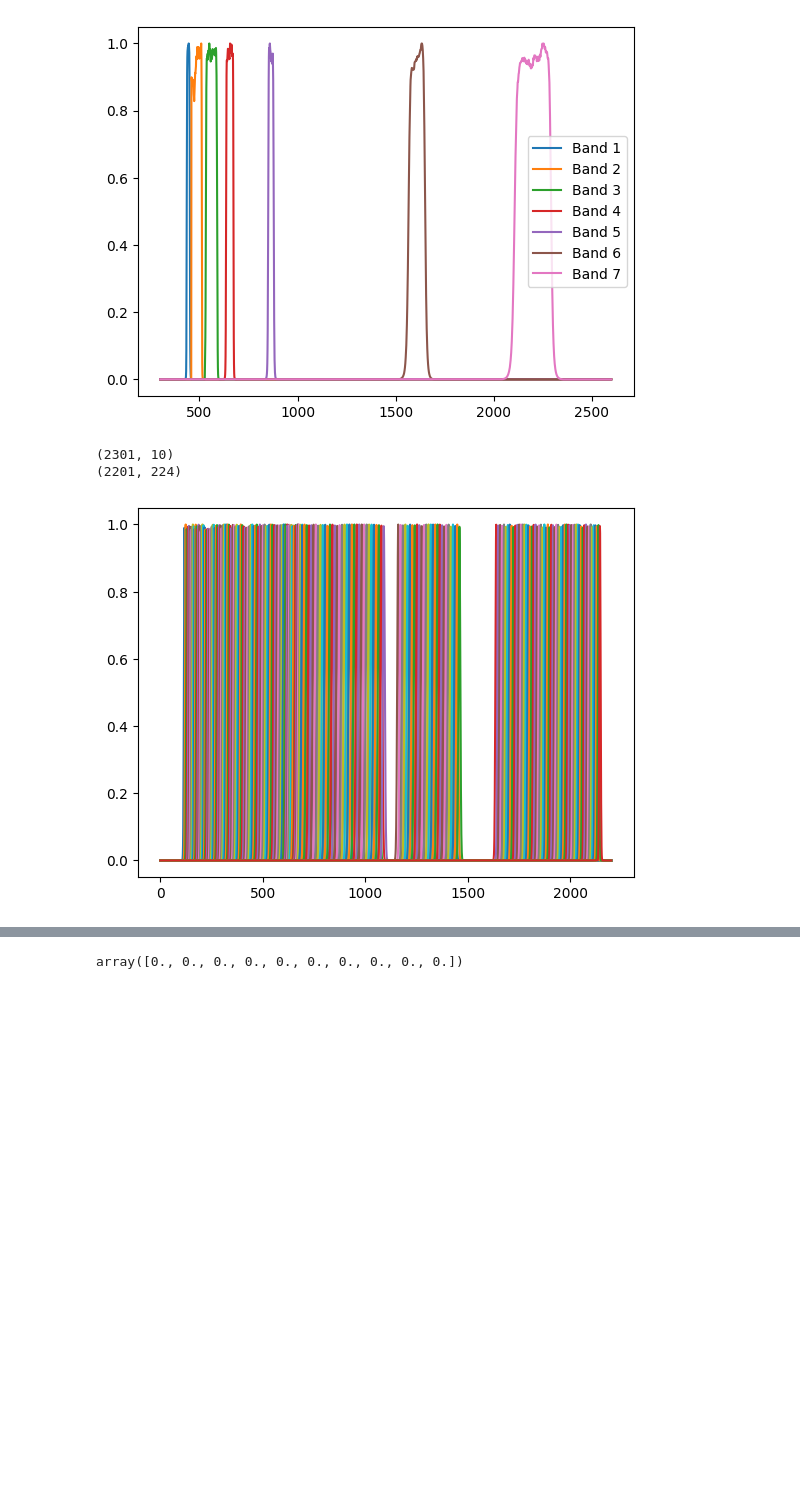
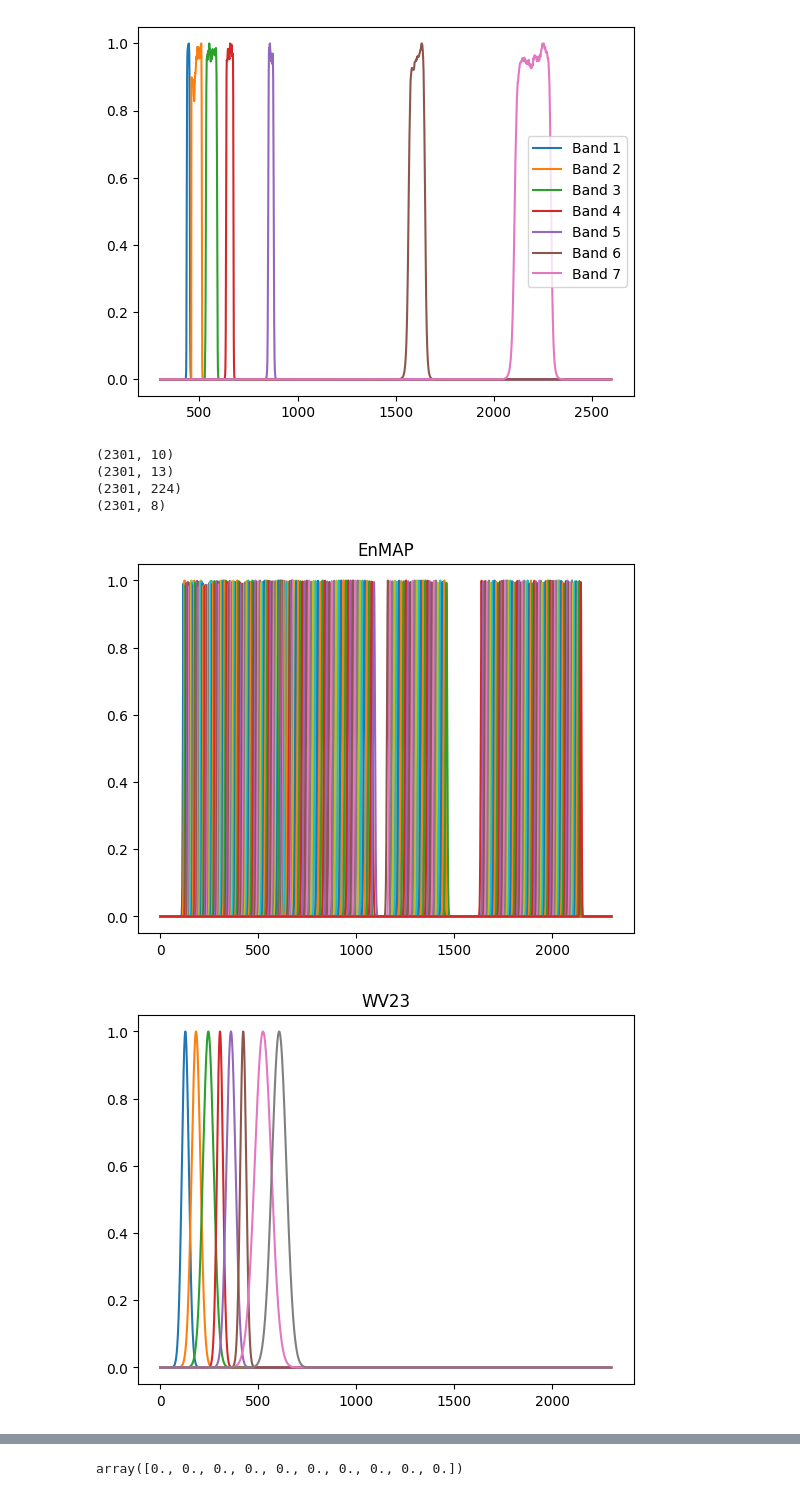
Before and after one commit to ando-shah/fm-playground, a Jupyter notebook: notebooks/test_senpamae.ipynb, the cells around one changed output, grey strips where cells are left out. Saved outputs shown, nothing was run; the diff lists cells and outputs as text; code cells hidden in the pictures; blank space fills up the shorter version.

```diff
--- a/notebooks/test_senpamae.ipynb
+++ b/notebooks/test_senpamae.ipynb
@@ -240,19 +236,44 @@ plt.show()
 import numpy as np
 
 path = '/home/ando/fm-playground/geofm_src/foundation_models/SenPaMAE/responsefunctions/rfs_sentinel2_a.npy'
-rfs = np.load(path)
-print(rfs.shape)
+rfs_s2 = np.load(path)
+print(rfs_s2.shape)
 
-path = '/home/ando/fm-playground/enmap_srf.npy'
-rfs = np.load(path)
-print(rfs.shape)
+path = '/home/ando/fm-playground/geofm_src/foundation_models/SenPaMAE/responsefunctions/rfs_sentinel2_a_13b.npy'
+rfs_s2_13b = np.load(path)
+print(rfs_s2_13b.shape)
+
+path = '/home/ando/fm-playground/geofm_src/foundation_models/SenPaMAE/responsefunctions/rfs_enmap_recon.npy'
+rfs_enmap = np.load(path)
+print(rfs_enmap.shape)
+
+path = '/home/ando/fm-playground/geofm_src/foundation_models/SenPaMAE/responsefunctions/rfs_wv23_recon.npy'
+rfs_wv23 = np.load(path)
+print(rfs_wv23.shape)
 # %% [output]
 (2301, 10)
-(2201, 224)
+(2301, 13)
+(2301, 224)
+(2301, 8)
-# %%
-import matplotlib.pyplot as plt
-for i in range(len(rfs[0])):
-    plt.plot(rfs[:,i])
-plt.show()
-# %% [output]
-[figure, removed]
+# %%
+import matplotlib.pyplot as plt
+for i in range(len(rfs_enmap[0])):
+    plt.plot(rfs_enmap[:,i])
+
+plt.title(f"EnMAP")
+plt.show()
+
+for i in range(len(rfs_wv23[0])):
+    plt.plot(rfs_wv23[:,i])
+
+plt.title("WV23")
+plt.show()
+
+for i in range(len(rfs_s2[0])):
+    plt.plot(rfs_s2[:,i])
+
+plt.title("S2")
+plt.show()
+# %% [output]
+[figure, added]
+[figure, added]
```
Also changed, not shown: parts of 4 cells of this notebook, 15 other files.
